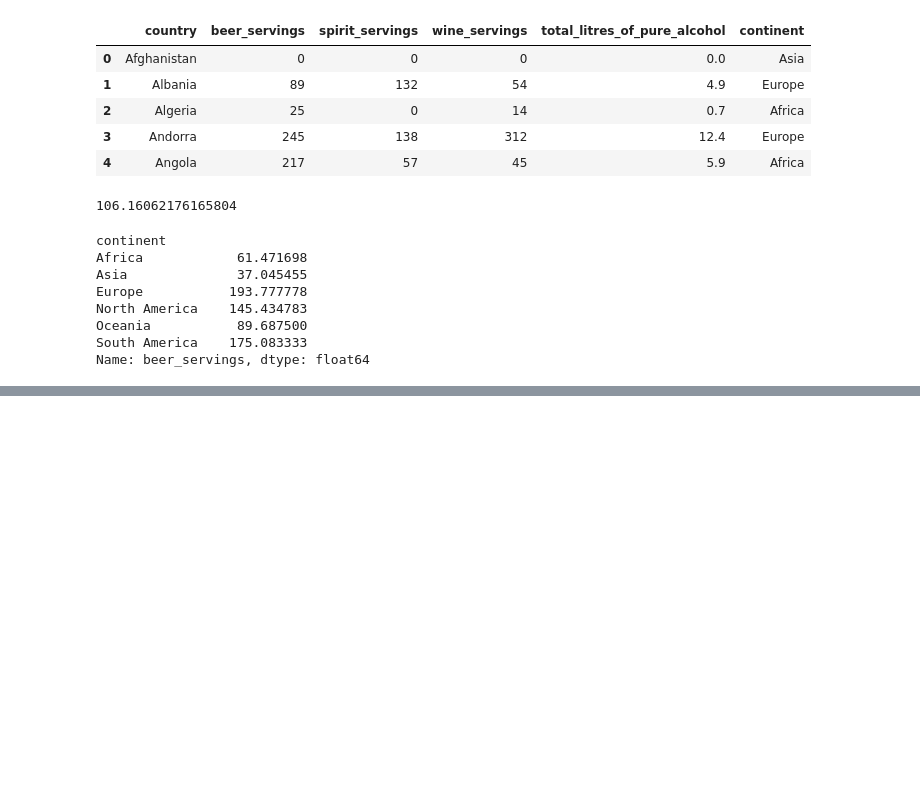
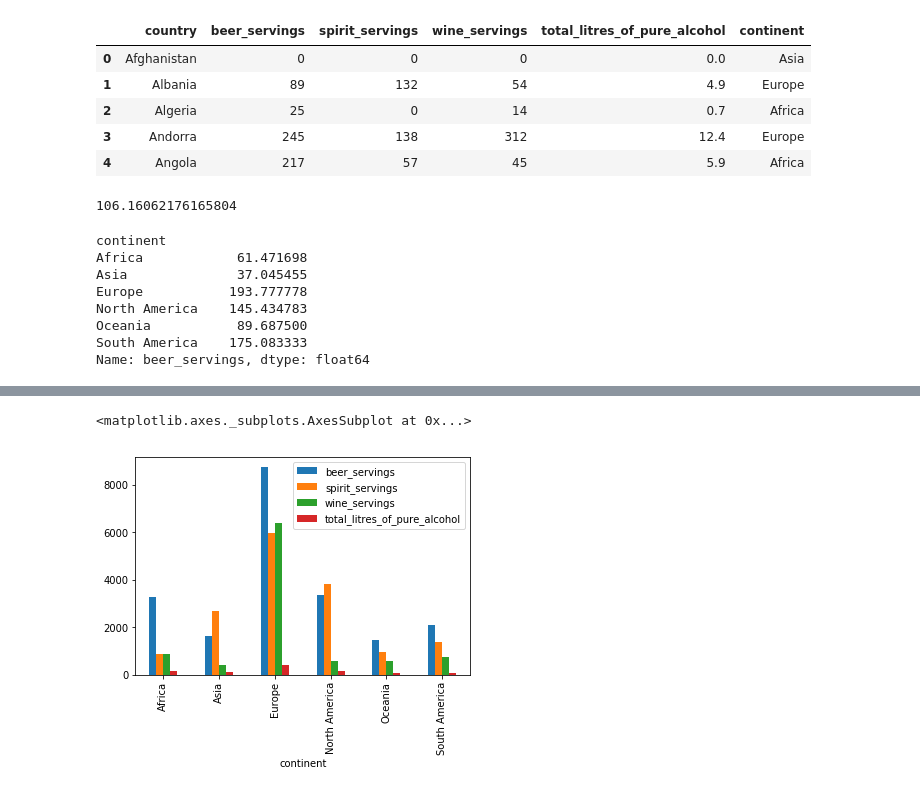
Before and after one commit to Karn-Tiwari-3003/Data-Analytics, a Jupyter notebook: DA Week 1( Data Science 2).ipynb, the cells around one changed output, grey strips where cells are left out. Drawn from its saved outputs; the diff is of its cells as text; code cells hidden in the pictures; blank space fills up the shorter version.

```diff
--- a/DA Week 1( Data Science 2).ipynb
+++ b/DA Week 1( Data Science 2).ipynb
@@ -28,0 +59,5 @@ Name: beer_servings, dtype: float64
+# %%
+drinks.groupby('continent').sum().plot(kind = 'bar')
+# %% [output]
+<matplotlib.axes._subplots.AxesSubplot at 0x...>
+[figure, added]
```
Also changed, not shown: parts of 143 cells of this notebook, 4 other files.
